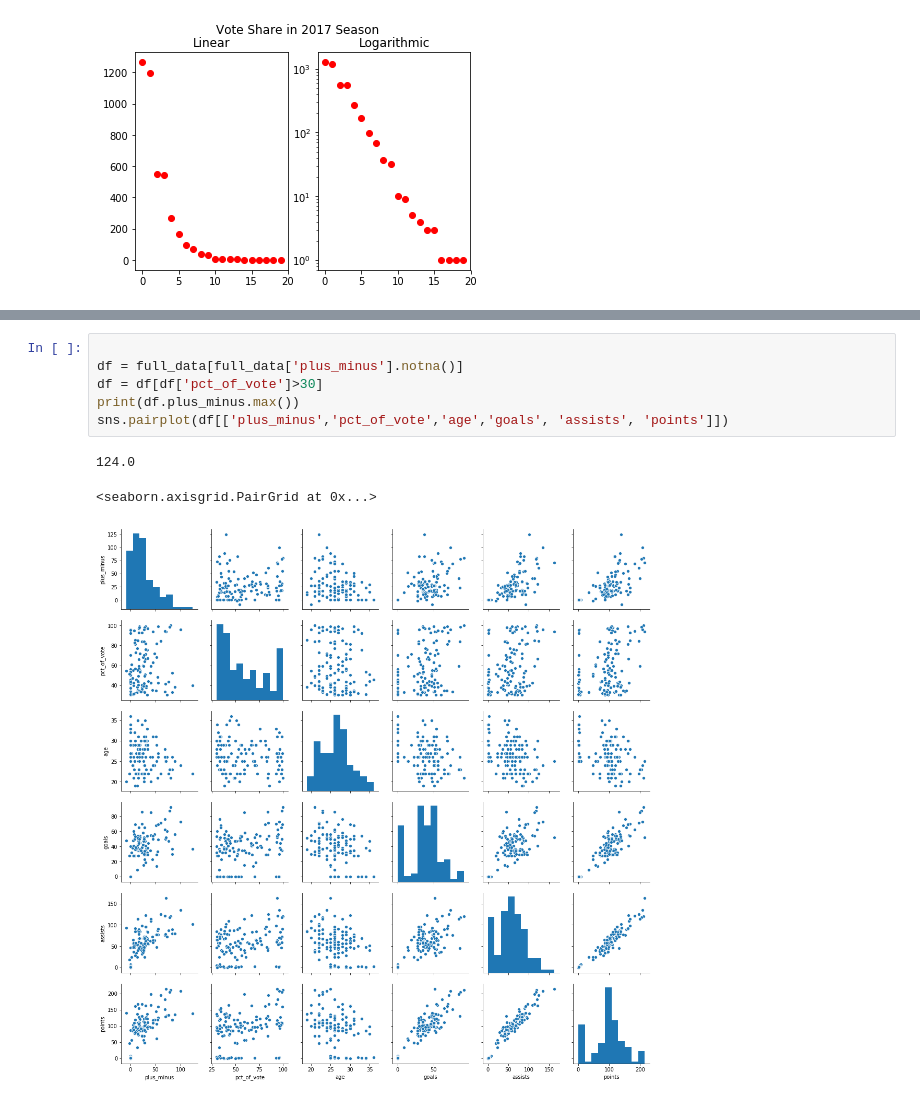
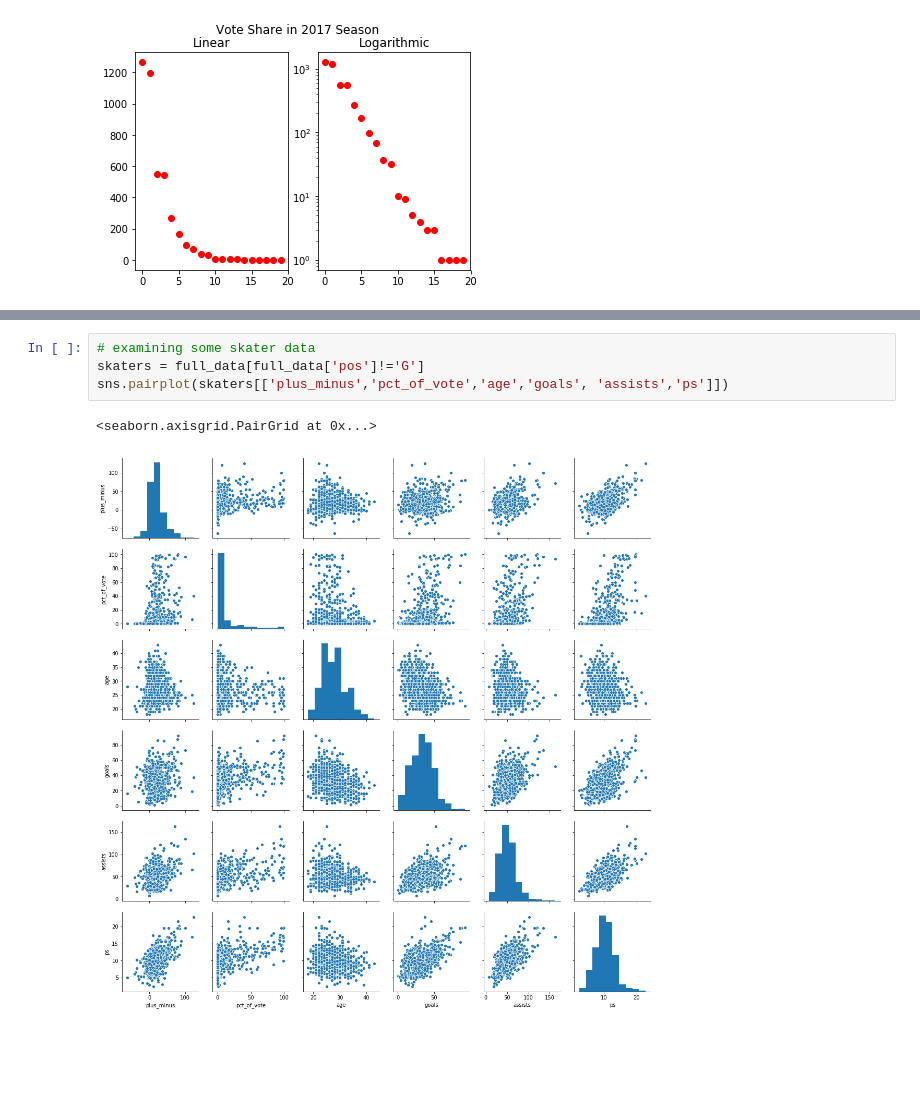
Before and after one commit to dbz10/NHL-Player-Awards, a Jupyter notebook: NHL MVP prediction.ipynb, the cells around one changed output, grey strips where cells are left out. Drawn from its saved outputs; the diff is of its cells as text; blank space fills up the shorter version.

```diff
--- a/NHL MVP prediction.ipynb
+++ b/NHL MVP prediction.ipynb
@@ -181,10 +121,7 @@ g.map(sns.violinplot,'pct_of_vote')
 # %%
-
-df = full_data[full_data['plus_minus'].notna()]
-df = df[df['pct_of_vote']>30]
-print(df.plus_minus.max())
-sns.pairplot(df[['plus_minus','pct_of_vote','age','goals', 'assists', 'points']])
+# examining some skater data
+skaters = full_data[full_data['pos']!='G']
+sns.pairplot(skaters[['plus_minus','pct_of_vote','age','goals', 'assists','ps']])
 # %% [output]
-124.0
+<seaborn.axisgrid.PairGrid at 0x...>
-<seaborn.axisgrid.PairGrid at 0x...>
-[figure, old version]
+[figure, new version]
```
Also changed, not shown: parts of 17 cells of this notebook.
